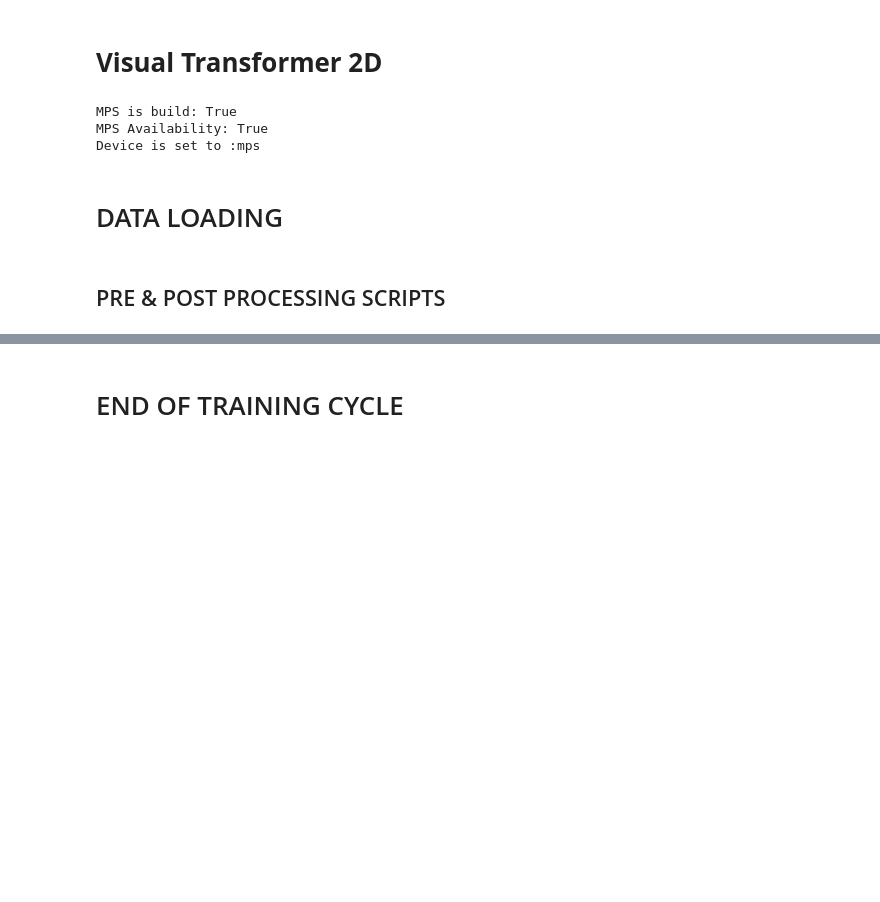
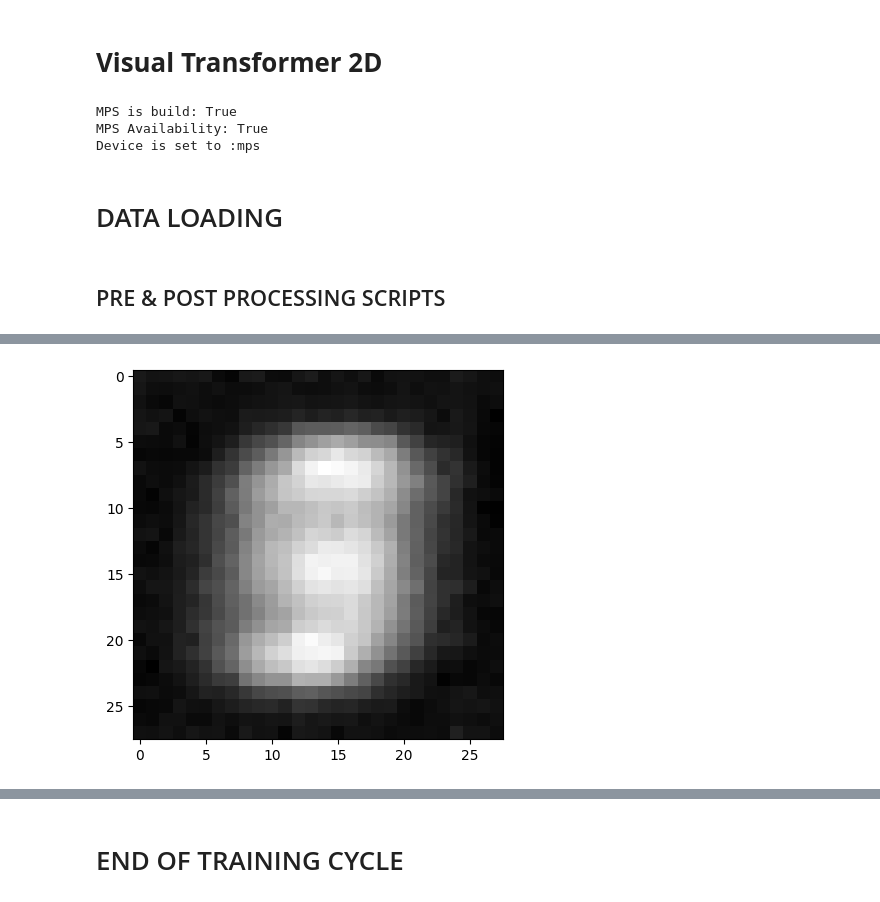
Before and after one commit to mertyigit/PointNet-Transformer, a Jupyter notebook: notebooks/vit_dev.ipynb, the cells around one changed output, grey strips where cells are left out. Drawn from its saved outputs; the diff is of its cells as text; code cells hidden in the pictures; blank space fills up the shorter version.

Commit message:
v1 2D image for now

```diff
--- a/notebooks/vit_dev.ipynb
+++ b/notebooks/vit_dev.ipynb
@@ -324,4 +326,4 @@ class VisualTransformerEncoder(nn.Module):
         for block in self.blocks:
             out = block(out)
 
-        return out
+        return out, patches
@@ -476,4 +411,8 @@ class VisualTransformerDecoder(nn.Module):
         for block in self.blocks:
             out = block(out, enc_output, src_mask, tgt_mask)
 
-        return self.linear_decoder(out)
+        out = self.linear_decoder(out)
+
+        images = depatchify(out, self.n_patches, self.chw).to(self.positional_embeddings.device)
+
+        return images
@@ -559,0 +493,34 @@ dec_output
+# %%
+n_patches = 7
+num_layers = 2
+hidden_d = 64
+n_heads = 8
+d_ff = 512
+dropout = 0.1
+
+transformer = Transformer(hidden_d, n_heads, num_layers, d_ff, dropout, n_patches).to(DEVICE)
+#criterion = nn.CrossEntropyLoss(ignore_index=0).to(DEVICE)
+criterion = nn.MSELoss().to(DEVICE)
+optimizer = optim.Adam(transformer.parameters(), lr=0.0001, betas=(0.9, 0.98), eps=1e-9)
+transformer.train()
+
+for epoch in range(5):
+    for batch in tqdm(train_loader):
+        images, _ = batch
+        images = images.to(DEVICE)
+
+        optimizer.zero_grad()
+        output = transformer(images)
+        loss = criterion(images, output)
+        loss.backward()
+        optimizer.step()
+
+
+
+    print(f"Epoch: {epoch+1}, Loss: {loss.item()}")
+# %%
+transformer.eval()
+
+TensorToImage(transformer(images)[1].squeeze().detach().cpu())
+# %% [output]
+[figure, added]
```
Also changed, not shown: parts of 13 cells of this notebook, 4 other files.
